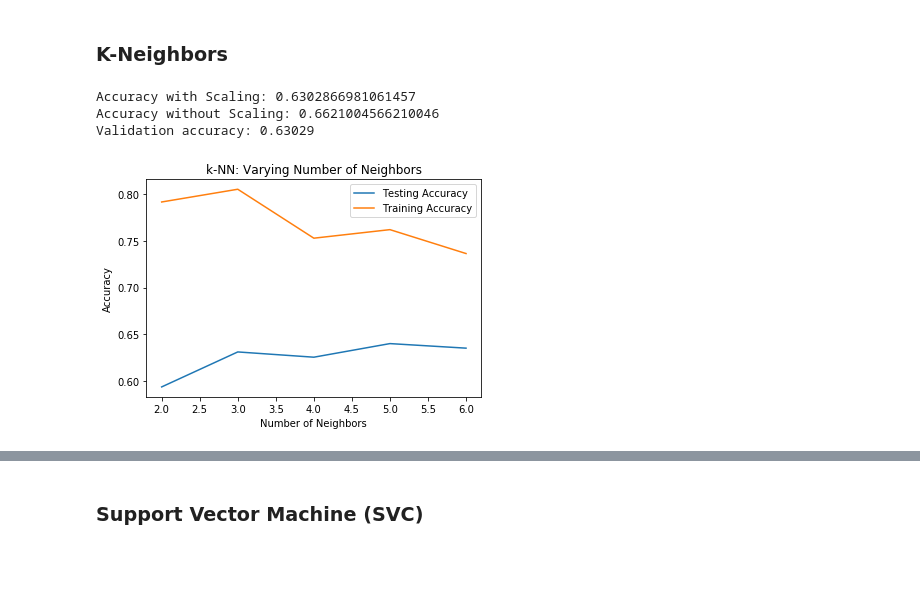
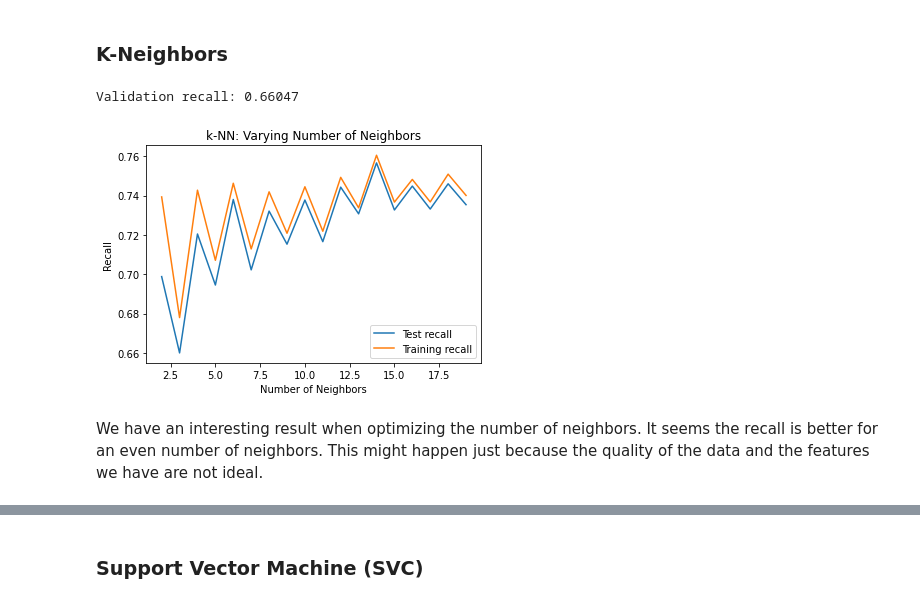
Before and after one commit to carcrupe/TFM, a Jupyter notebook: stroke_predictor_models.ipynb, the cells around one changed output, grey strips where cells are left out. Cells and saved outputs as stored; diff of their text form; code cells hidden in the pictures; blank space fills up the shorter version.

Commit message:
models optimized for recall and visualization changed for features selected

```diff
--- a/stroke_predictor_models.ipynb
+++ b/stroke_predictor_models.ipynb
@@ -68,11 +111,11 @@ Validation accuracy: 0.624
 # %%
 #We define a function that returns the Mean square error of the decision tree
-def get_accuracy_tree(max_leaf_nodes, train_X, test_X, train_y, test_y):
+def get_recall_tree(max_leaf_nodes, train_X, test_X, train_y, test_y):
     model = DecisionTreeClassifier(max_leaf_nodes=max_leaf_nodes, random_state=0)
     model.fit(train_X, train_y)
     preds_val = model.predict(test_X)
-    acc = accuracy_score(test_y, preds_val)
-    return(acc)
+    rec = recall_score(test_y, preds_val)
+    return(rec)
 # %%
 #The error in the first approach is quite high. Let us iterate to find the optimal tree parameters
 
@@ -112,5 +149,6 @@ improved_tree_model.score(test_X,test_y)
 # %%
-#Let us use Randomized Grid search to optimize several hyperparameters
+# However, there are still some hyperparameters that can be tuned
+# Let us use Randomized Grid search to optimize the model
 
 # Setup the parameters and distributions to sample from: param_dist
 param_dist = {"max_leaf_nodes" : np.arange(10,200,10),
@@ -120,7 +158,7 @@ param_dist = {"max_leaf_nodes" : np.arange(10,200,10),
               "criterion": ["gini", "entropy"]}
 
 # Instantiate the RandomizedSearchCV object: tree_cv
-tree_cv = RandomizedSearchCV(tree_model, param_dist, cv=5, random_state=1)
+tree_cv = RandomizedSearchCV(tree_model, param_dist, cv=5, random_state=1, scoring='recall')
 
 # Fit it to the data
 tree_cv.fit(train_X,train_y)
@@ -193,12 +227,12 @@ Validation accuracy for Random Forest Model: 0.6940639269406392
 # %%
 #We define a function that returns the Mean squared error of the Random Forest. We will check for this purpose
 # two parameters of the Random Forest regressor, the depth and the leaf nodes
-def get_accuracy_forest(max_depth, max_leaf_nodes, train_X, test_X, train_y, test_y):
+def get_recall_forest(max_depth, max_leaf_nodes, train_X, test_X, train_y, test_y):
     model = RandomForestClassifier(max_depth=max_depth, max_leaf_nodes=max_leaf_nodes, random_state=0)
     model.fit(train_X, train_y)
     preds_val = model.predict(test_X)
-    mse = accuracy_score(test_y, preds_val)
-    return(mse)
+    rec = recall_score(test_y, preds_val)
+    return(rec)
 # %%
 #Let us iterate to find the optimal forest parameters
 
@@ -416,55 +454,49 @@ steps = [('scaler', StandardScaler()),
 # Create the pipeline: pipeline
 pipeline = Pipeline(steps)
 
-# Fit the pipeline to the training set: knn_scaled
+# Fit the pipeline to the training set
 knn_scaled = pipeline.fit(train_X,train_y)
-
-# Instantiate and fit a k-NN classifier to the unscaled data
-knn_unscaled = KNeighborsClassifier(n_neighbors=3)
-knn_unscaled.fit(train_X, train_y)
-
-# Compute and print metrics
-print('Accuracy with Scaling: {}'.format(knn_scaled.score(test_X,test_y)))
-print('Accuracy without Scaling: {}'.format(knn_unscaled.score(test_X,test_y)))
 
 # Predicting the Test set results
 val_predictions = knn_scaled.predict(test_X)
 
-val_acc = accuracy_score(val_predictions, test_y)
-print("Validation accuracy: {:,.5f}".format(val_acc))
+# Measure recall of the model
+val_rec = recall_score(val_predictions, test_y)
+print("Validation recall: {:,.5f}".format(val_rec))
 # %% [output]
-Accuracy with Scaling: 0.6302866981061457
-Accuracy without Scaling: 0.6621004566210046
-Validation accuracy: 0.63029
+Validation recall: 0.66047
 # %%
 scaler = StandardScaler()
 
 # Create X scaled
-X_scaled = scaler.fit_transform(X[features])
+X_scaled = scaler.fit_transform(X)
 train_X_scaled, test_X_scaled, train_y, test_y = train_test_split(X_scaled, y, test_size=0.2, random_state=1)
 
-#Let us iterate to find the best number of neighbors for the model and check performance for both training and test sets
+# Instead of using Randomized search or Grid seach, I am going to do the optimization manually.
+# Let us iterate to find the best number of neighbors for the model and check performance for both training and test sets
 
-neighbors = np.arange(2, 7)
-train_accuracy = []
-test_accuracy = []
+neighbors = np.arange(2, 20)
+train_recall = []
+test_recall = []
 
 # Loop over different values of k
 for i, k in enumerate(neighbors):
     knn = KNeighborsClassifier(n_neighbors=k)
     # Fit the classifier to the training data
-    knn.fit(train_X,train_y)
-    #Compute accuracy on the training set
-    train_accuracy.append(knn.score(train_X, train_y))
-    #Compute accuracy on the testing set
-    test_accuracy.append(knn.score(test_X, test_y))
+    knn.fit(train_X_scaled,train_y)
+    #Compute recall on the training set
+    train_recall.append(recall_score(knn.predict(train_X_scaled), train_y))
+    #Compute recall on the test set
+    test_recall.append(recall_score(knn.predict(test_X_scaled), test_y))
 
 # Generate plot
 plt.title('k-NN: Varying Number of Neighbors');
-plt.plot(neighbors, test_accuracy, label = 'Testing Accuracy');
-plt.plot(neighbors, train_accuracy, label = 'Training Accuracy');
+plt.plot(neighbors, test_recall, label = 'Test recall');
+plt.plot(neighbors, train_recall, label = 'Training recall');
 plt.legend()
 plt.xlabel('Number of Neighbors');
-plt.ylabel('Accuracy');
+plt.ylabel('Recall');
 # %% [output]
-[figure, old version]
+[figure, new version]
+# %% [markdown]
+We have an interesting result when optimizing the number of neighbors. It seems the recall is better for an even number of neighbors. This might happen just because the quality of the data and the features we have are not ideal.
```
Also changed, not shown: parts of 63 cells of this notebook, 2 other files.
